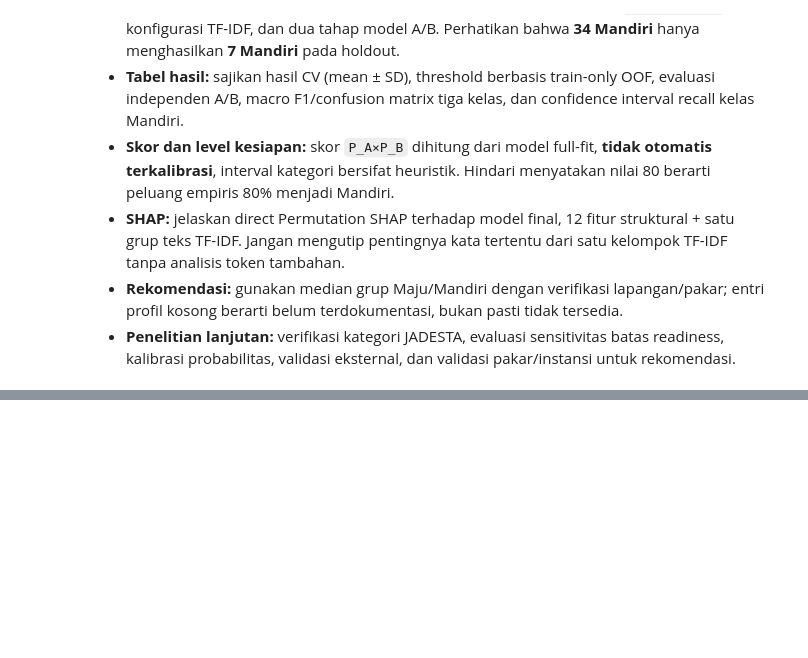
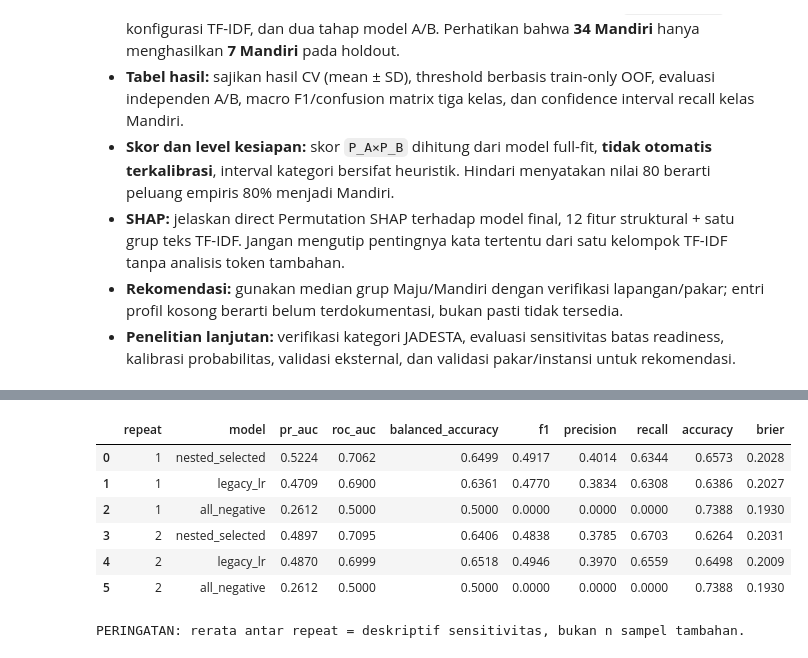
Before and after one commit to lanangsetiyo1972/Explainable_AI, a Jupyter notebook: CodePython/1_DSS_Desa_Wisata_1336_Hierarki_Permutation_SHAP.ipynb, the cells around one changed output, grey strips where cells are left out. Cells and saved outputs as stored; diff of their text form; code cells hidden in the pictures; blank space fills up the shorter version.

```diff
--- a/CodePython/1_DSS_Desa_Wisata_1336_Hierarki_Permutation_SHAP.ipynb
+++ b/CodePython/1_DSS_Desa_Wisata_1336_Hierarki_Permutation_SHAP.ipynb
@@ -671,0 +1352,26 @@ except ImportError:
+# %%
+repeat_rows=[]
+for rep,g in cv_pred.groupby('repeat'):
+    y=g['y'].to_numpy()
+    assert len(g)==len(Xa) and g['matching_key'].nunique()==len(Xa)
+    for name,pcol,dcol in [('nested_selected','p_selected','pred_selected'),
+                            ('legacy_lr','p_legacy_lr','pred_legacy_lr')]:
+        row={'repeat':int(rep),'model':name}
+        row.update(metrics_row(y,g[pcol].to_numpy(),g[dcol].to_numpy()))
+        repeat_rows.append(row)
+    # Skenario naif selalu prediksi 0; AP dari probabilitas konstan = prevalensi
+    repeat_rows.append({'repeat':int(rep),'model':'all_negative',
+        **metrics_row(y,np.full(len(y),np.mean(y)),np.zeros(len(y),dtype=int))})
+summary=pd.DataFrame(repeat_rows)
+summary.to_csv(OUT_DIR/'04_nested_metrics_per_repeat.csv',index=False)
+display(summary.round(4))
+print('PERINGATAN: rerata antar repeat = deskriptif sensitivitas, bukan n sampel tambahan.')
+# %% [output]
+|  | repeat | model | pr_auc | roc_auc | balanced_accuracy | f1 | precision | recall | accuracy | brier |
+| 0 | 1 | nested_selected | 0.5224 | 0.7062 | 0.6499 | 0.4917 | 0.4014 | 0.6344 | 0.6573 | 0.2028 |
+| 1 | 1 | legacy_lr | 0.4709 | 0.6900 | 0.6361 | 0.4770 | 0.3834 | 0.6308 | 0.6386 | 0.2027 |
+| 2 | 1 | all_negative | 0.2612 | 0.5000 | 0.5000 | 0.0000 | 0.0000 | 0.0000 | 0.7388 | 0.1930 |
+| 3 | 2 | nested_selected | 0.4897 | 0.7095 | 0.6406 | 0.4838 | 0.3785 | 0.6703 | 0.6264 | 0.2031 |
+| 4 | 2 | legacy_lr | 0.4870 | 0.6999 | 0.6518 | 0.4946 | 0.3970 | 0.6559 | 0.6498 | 0.2009 |
+| 5 | 2 | all_negative | 0.2612 | 0.5000 | 0.5000 | 0.0000 | 0.0000 | 0.0000 | 0.7388 | 0.1930 |
+PERINGATAN: rerata antar repeat = deskriptif sensitivitas, bukan n sampel tambahan.
```
Also changed, not shown: parts of 44 cells of this notebook, 1 other file.
